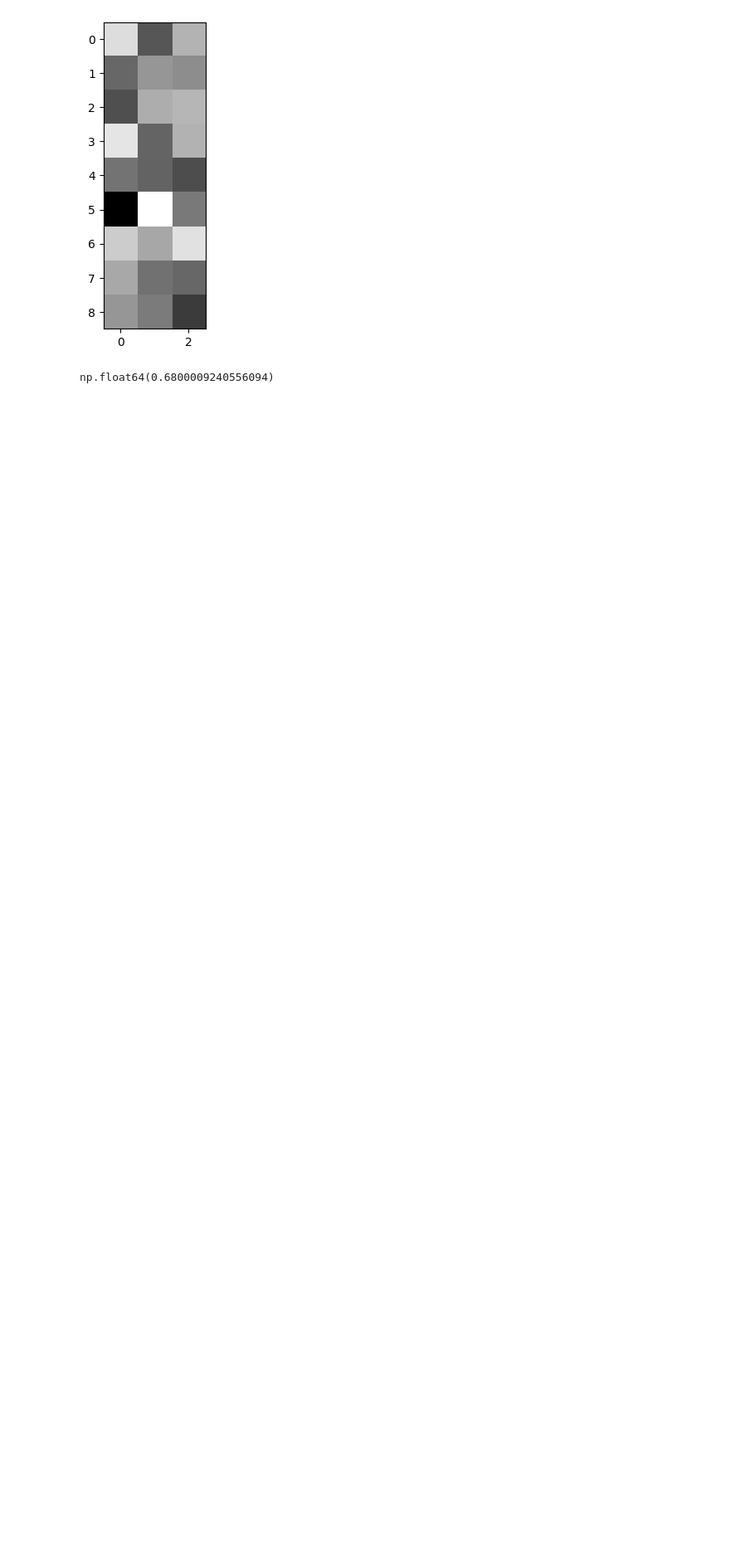
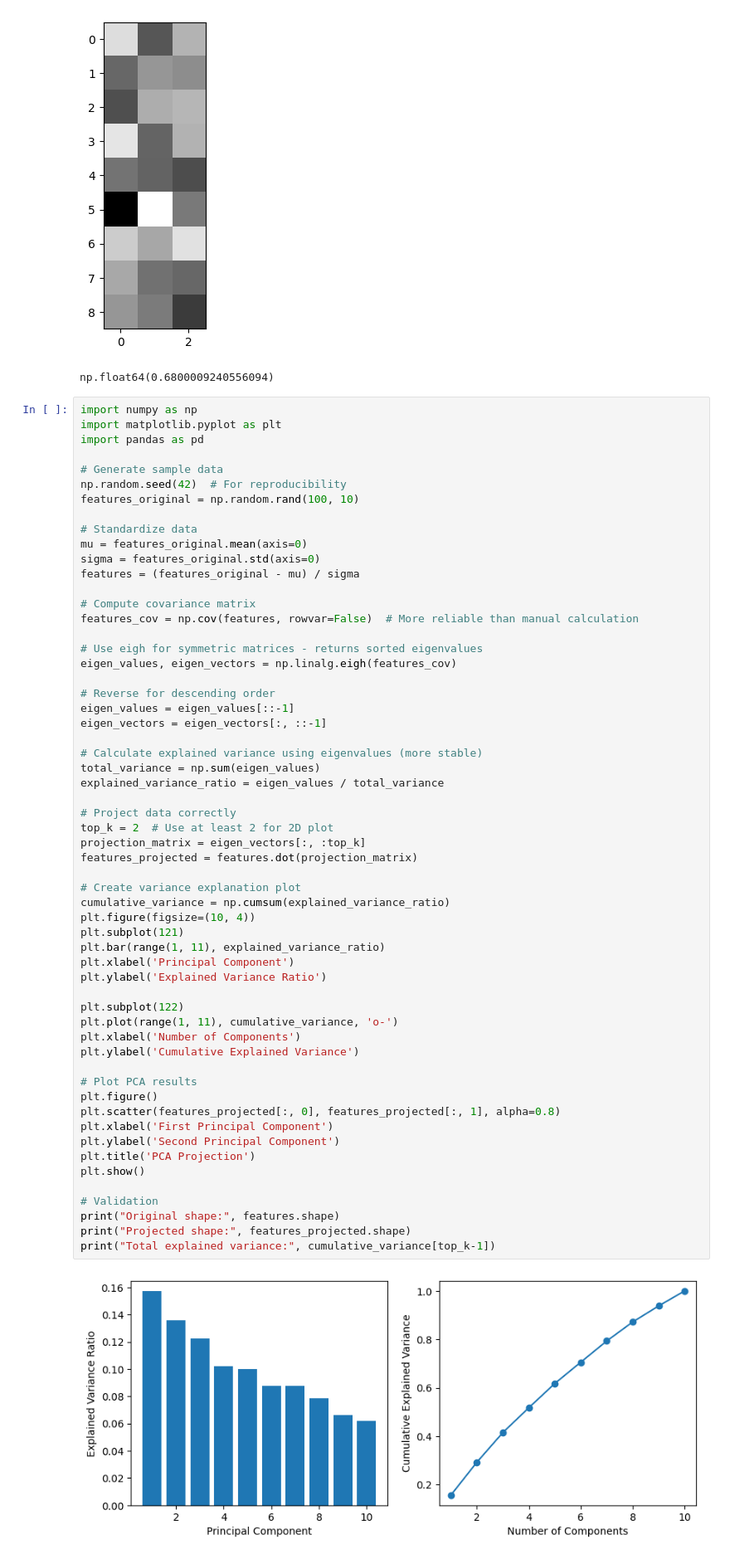
Before and after one commit to fermibot/python-projects, a Jupyter notebook: machine_learning/MachineLearning_PrincipalComponentAnalysis/MachineLearning_PrincipalComponentAnalysis.ipynb, the cells around one changed output. Shown at 83% size. Saved outputs shown, nothing was run; the diff lists cells and outputs as text; blank space fills up the shorter version.

```diff
--- a/machine_learning/MachineLearning_PrincipalComponentAnalysis/MachineLearning_PrincipalComponentAnalysis.ipynb
+++ b/machine_learning/MachineLearning_PrincipalComponentAnalysis/MachineLearning_PrincipalComponentAnalysis.ipynb
@@ -312,3 +349,63 @@ plt.show()
 # %%
 # %% [output]
 np.float64(0.6800009240556094)
+# %%
+import numpy as np
+import matplotlib.pyplot as plt
+import pandas as pd
+
+# Generate sample data
+np.random.seed(42)  # For reproducibility
+features_original = np.random.rand(100, 10)
+
+# Standardize data
+mu = features_original.mean(axis=0)
+sigma = features_original.std(axis=0)
+features = (features_original - mu) / sigma
+
+# Compute covariance matrix
+features_cov = np.cov(features, rowvar=False)  # More reliable than manual calculation
+
+# Use eigh for symmetric matrices - returns sorted eigenvalues
+eigen_values, eigen_vectors = np.linalg.eigh(features_cov)
+
+# Reverse for descending order
+eigen_values = eigen_values[::-1]
+eigen_vectors = eigen_vectors[:, ::-1]
+
+# Calculate explained variance using eigenvalues (more stable)
+total_variance = np.sum(eigen_values)
+explained_variance_ratio = eigen_values / total_variance
+
+# Project data correctly
+top_k = 2  # Use at least 2 for 2D plot
+projection_matrix = eigen_vectors[:, :top_k]
+features_projected = features.dot(projection_matrix)
+
+# Create variance explanation plot
+cumulative_variance = np.cumsum(explained_variance_ratio)
+plt.figure(figsize=(10, 4))
+plt.subplot(121)
+plt.bar(range(1, 11), explained_variance_ratio)
+plt.xlabel('Principal Component')
+plt.ylabel('Explained Variance Ratio')
+
+plt.subplot(122)
+plt.plot(range(1, 11), cumulative_variance, 'o-')
+plt.xlabel('Number of Components')
+plt.ylabel('Cumulative Explained Variance')
+
+# Plot PCA results
+plt.figure()
+plt.scatter(features_projected[:, 0], features_projected[:, 1], alpha=0.8)
+plt.xlabel('First Principal Component')
+plt.ylabel('Second Principal Component')
+plt.title('PCA Projection')
+plt.show()
+
+# Validation
+print("Original shape:", features.shape)
+print("Projected shape:", features_projected.shape)
+print("Total explained variance:", cumulative_variance[top_k-1])
+# %% [output]
+[figure, added]
```
Also changed, not shown: parts of 7 cells of this notebook, 2 other files.
